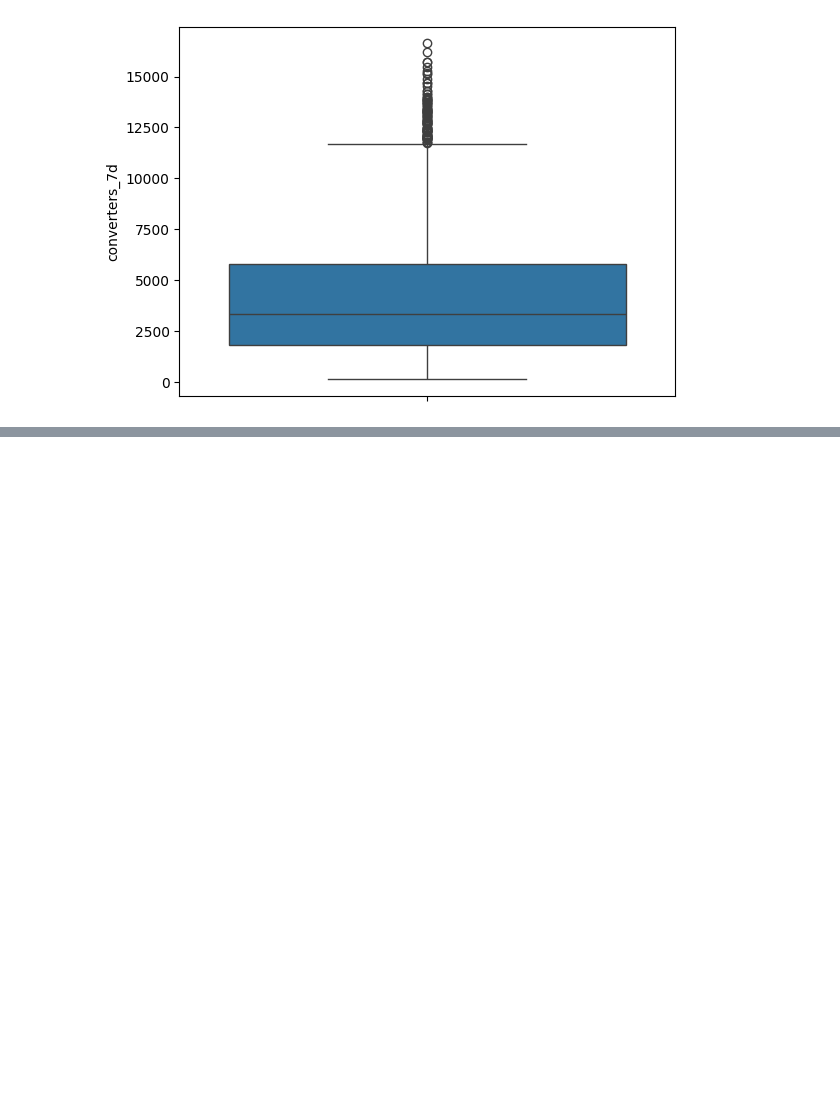
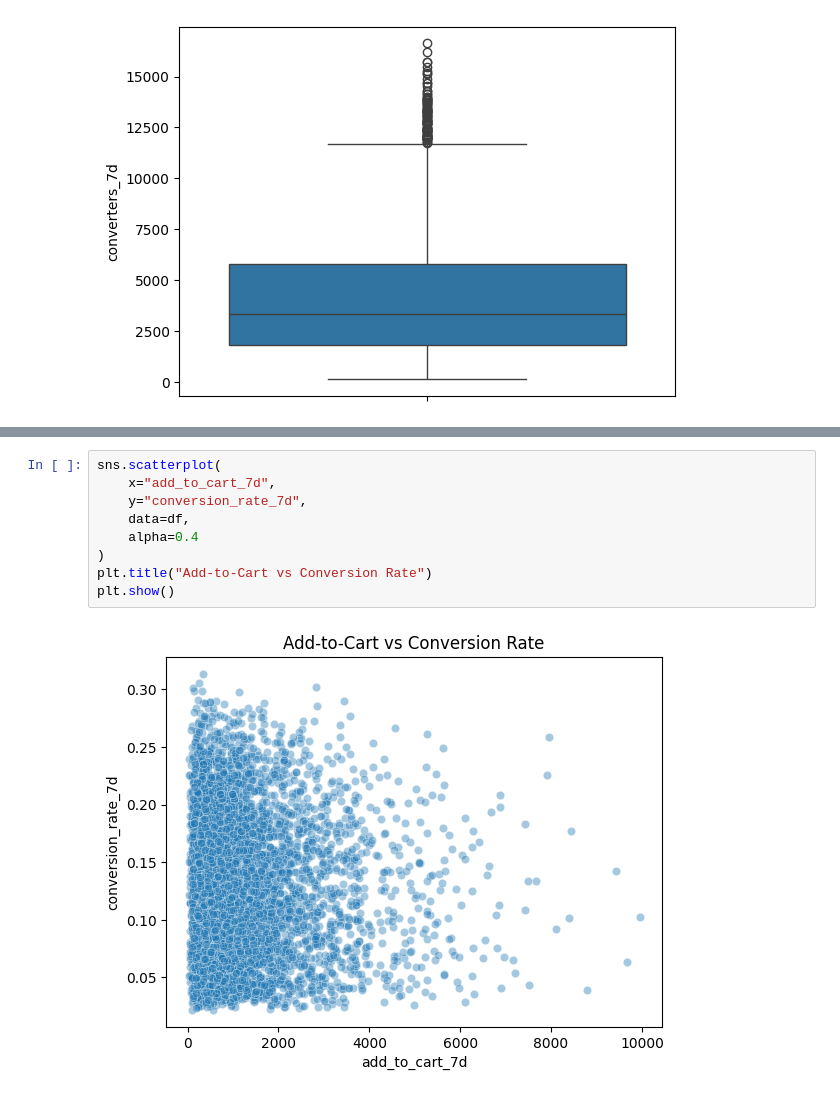
Before and after one commit to bharathkrishna711-lab/audience-conversion-propensity, a Jupyter notebook: notebooks/01_eda.ipynb, the cells around one changed output, grey strips where cells are left out. Cells and saved outputs as stored; diff of their text form; blank space fills up the shorter version.

```diff
--- a/notebooks/01_eda.ipynb
+++ b/notebooks/01_eda.ipynb
@@ -148,0 +182,11 @@ sns.boxplot(df['converters_7d'])
+# %%
+sns.scatterplot(
+    x="add_to_cart_7d",
+    y="conversion_rate_7d",
+    data=df,
+    alpha=0.4
+)
+plt.title("Add-to-Cart vs Conversion Rate")
+plt.show()
+# %% [output]
+[figure, added]
```
Also changed, not shown: parts of 7 cells of this notebook.
